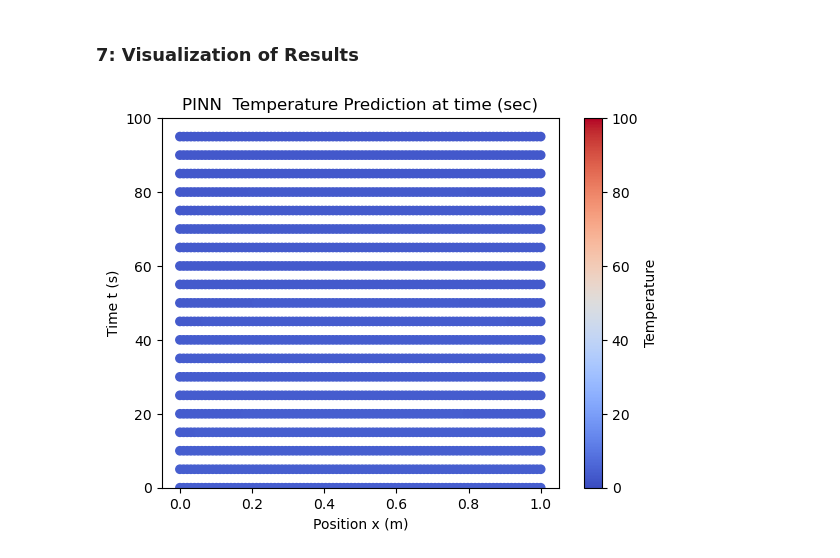
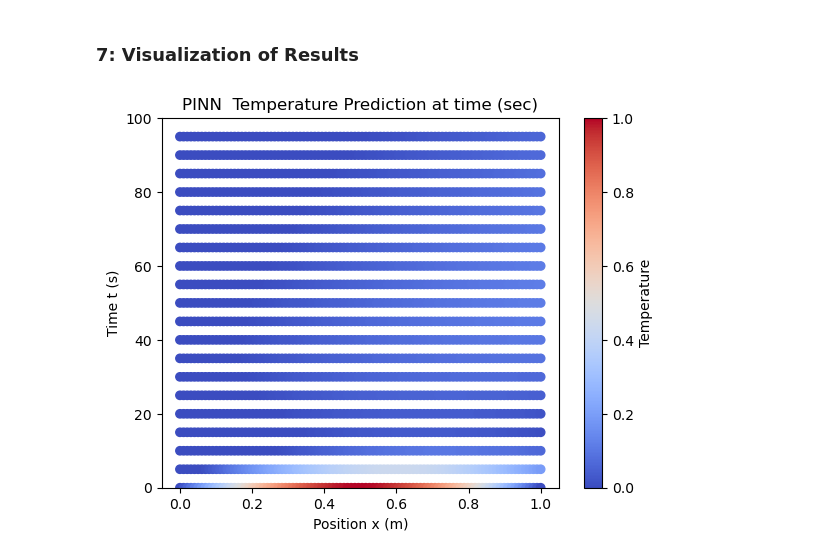
Before and after one commit to imriaharoni/PINN_Workshop, a Jupyter notebook: PINN_1D_Heat_Eq_Workshop.ipynb, the cells around one changed output. Saved outputs shown, nothing was run; the diff lists cells and outputs as text; code cells hidden in the pictures.

```diff
--- a/PINN_1D_Heat_Eq_Workshop.ipynb
+++ b/PINN_1D_Heat_Eq_Workshop.ipynb
@@ -14,8 +14,8 @@ import numpy as np
 # %%
 alpha = 0.01       # original thermal diffusivity [m^2/s]
 L     = 1.0        # domain length [m]
-T_max = 1000.0     # max time [s]
-U_max = 100.0      # max temperature [°C]
+T_max = 1     # max time [s]
+U_max = 1      # max temperature [°C]
 
 system_params = {
     'alpha': alpha,
@@ -24,7 +24,7 @@ system_params = {
     'U_max': U_max
 }
 # Initial temperature distribution function to create a Gaussian-shaped distribution
-def initial_condition_temp(x_values, system_params):
+def initial_condition_gaus (x_values, system_params):
     # Parameters for Gaussian peak
     L = system_params['L']
     U_max = system_params['U_max']
@@ -35,6 +35,9 @@ def initial_condition_temp(x_values, system_params):
     # Create Gaussian distribution with peak at center and width
     t_initial = peak_temperature * torch.exp(-((x_values - center)**2) / (2 * width**2))
     return t_initial
+
+def initial_condition_sin(x_values):
+    return torch.sin(torch.pi * x_values)
 # %% [markdown]
 #### Generate Training Data
 # %%
@@ -315,32 +318,32 @@ u_pred = []
 while t < T_final:
     # Generate grid points for plotting
     x_real = torch.linspace(0, L, n_plot).reshape(-1, 1)
     t_real = torch.full_like(x_real, t)
     # Normalize x_real, t_real
     x_nd = x_real / L
     t_nd = t_real / T_max
 
     # Predict temperature distribution at final time
     with torch.no_grad():
         u_nd = model(x_nd, t_nd).numpy()
     # x plot and t plot to numpy
     x_ = x_real.numpy()
     t_ = t_real.numpy()
     x_plot.append(x_)
     t_plot.append(t_)
     u_pred.append(u_nd * U_max)
     t += sim_time_step
 
 
 
 
 plt.scatter(x_plot, t_plot, c=u_pred, cmap='coolwarm')
-plt.clim(0, 100)
+plt.clim(0, 1)
 plt.ylim(0, T_final)
 plt.xlabel('Position x (m)')
 plt.ylabel('Time t (s)')
 plt.title(f'PINN  Temperature Prediction at time (sec)')
 plt.colorbar(label='Temperature')
 plt.show()
 # %% [output]
-[figure, old version]
+[figure, new version]
```
Also changed, not shown: parts of 4 cells of this notebook, 9 other files.
